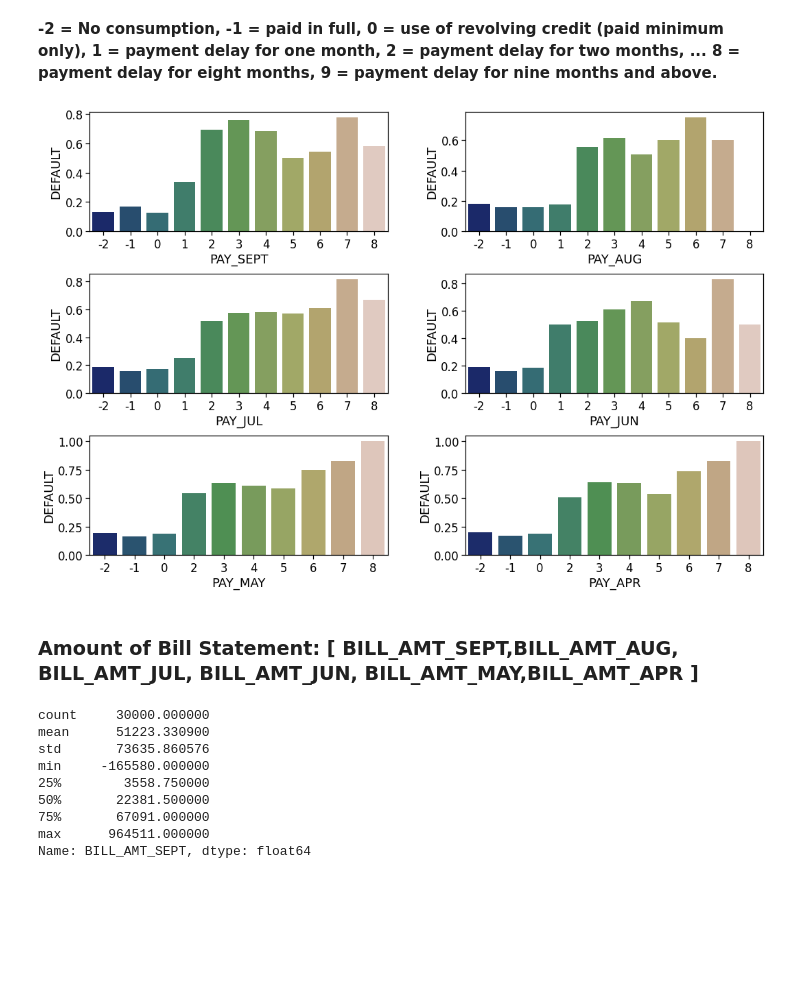
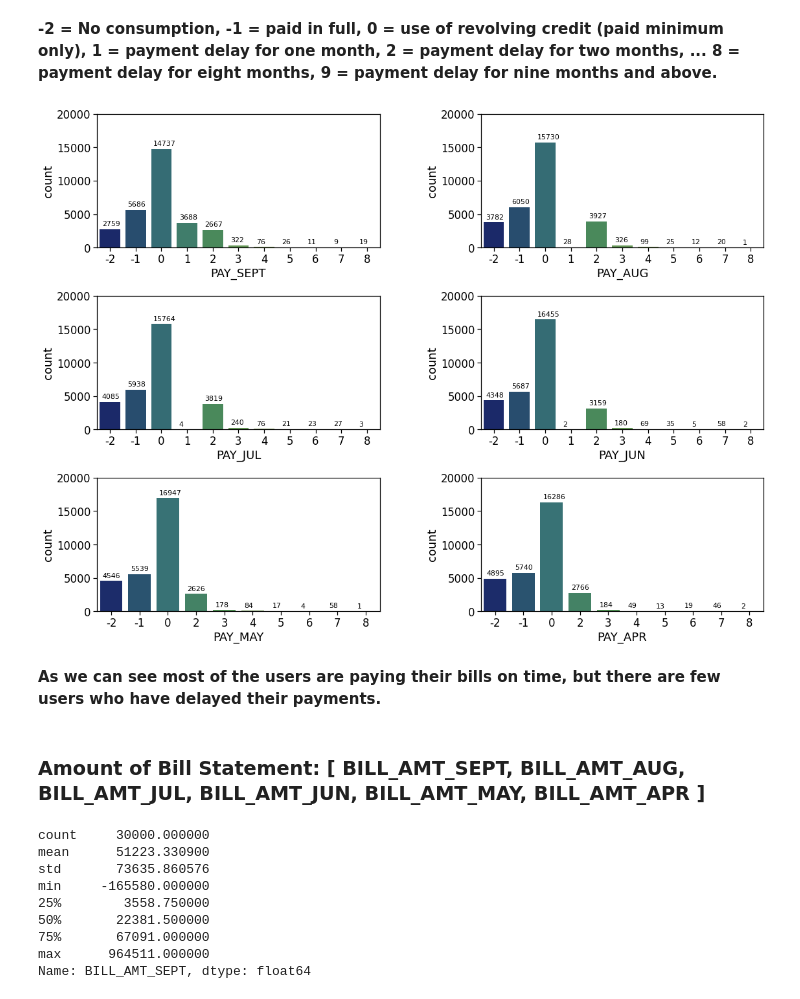
Before and after one commit to anishjohnson/Credit_Card_Default_Prediction, a Jupyter notebook: Credit_Card_Default_Prediction_.ipynb, the cells around one changed output. Drawn from its saved outputs; the diff is of its cells as text; code cells hidden in the pictures; blank space fills up the shorter version.

```diff
--- a/Credit_Card_Default_Prediction_.ipynb
+++ b/Credit_Card_Default_Prediction_.ipynb
@@ -403,20 +403,32 @@ plt.show()
 ### **History of Past Payment: [ PAY_SEPT, PAY_AUG, PAY_JUL, PAY_JUN, PAY_MAY, PAY_APR ]**
 # %% [markdown]
 **-2 = No consumption, -1 = paid in full, 0 = use of revolving credit (paid minimum only), 1 = payment delay for one month, 2 = payment delay for two months, ... 8 = payment delay for eight months, 9 = payment delay for nine months and above.**
-# %%
-fig, ax = plt.subplots(3,2, figsize=(15,10))
-fig.tight_layout(h_pad=1.5, w_pad=3)
-sns.barplot(credit_df.PAY_SEPT,credit_df.DEFAULT, ci=None,  ax=ax[0][0], palette='gist_earth')
-sns.barplot(credit_df.PAY_AUG, credit_df.DEFAULT, ci=None, ax=ax[0][1], palette='gist_earth')
-sns.barplot(credit_df.PAY_JUL, credit_df.DEFAULT, ci=None, ax=ax[1][0], palette='gist_earth')
-sns.barplot(credit_df.PAY_JUN, credit_df.DEFAULT, ci=None, ax=ax[1][1], palette='gist_earth')
-sns.barplot(credit_df.PAY_MAY, credit_df.DEFAULT, ci=None, ax=ax[2][0], palette='gist_earth')
-sns.barplot(credit_df.PAY_APR, credit_df.DEFAULT, ci=None, ax=ax[2][1], palette='gist_earth')
-plt.show()
-# %% [output]
-[figure, removed]
+# %%
+hist_pay = [ 'PAY_SEPT', 'PAY_AUG', 'PAY_JUL', 'PAY_JUN', 'PAY_MAY', 'PAY_APR']
+plt.figure(figsize=(16,12))
+for n, i in enumerate(hist_pay):
+  plt.subplot(3,2,n+1)
+  ax = sns.countplot(credit_df.loc[:, i],  palette='gist_earth')
+  plt.ylim(0,20000)
+  plt.tight_layout(h_pad=1, w_pad=4)
+
+  # total = len(credit_df)
+  # for p in ax.patches:
+  #   percentage = f'{100 * p.get_height() / total:.1f}%\n'
+  #   x = p.get_x() + p.get_width() / 2
+  #   y = p.get_height()
+  #   ax.annotate(percentage, (x, y), ha='center', va='center', fontsize=10)
+
+  for p in ax.patches:
+    ax.annotate((p.get_height()), (p.get_x()+0.09, p.get_height()+500), fontsize = 11)
+
+plt.show()
+# %% [output]
+[figure, added]
+# %% [markdown]
+**As we can see most of the users are paying their bills on time, but there are few users who have delayed their payments.**
 # %% [markdown]
-### **Amount of Bill Statement: [ BILL_AMT_SEPT,BILL_AMT_AUG, BILL_AMT_JUL, BILL_AMT_JUN, BILL_AMT_MAY,BILL_AMT_APR ]**
+### **Amount of Bill Statement: [ BILL_AMT_SEPT, BILL_AMT_AUG,  BILL_AMT_JUL,  BILL_AMT_JUN,  BILL_AMT_MAY, BILL_AMT_APR ]**
 # %%
 credit_df. BILL_AMT_SEPT.describe()
 # %% [output]
```
Also changed, not shown: parts of 5 cells of this notebook.
